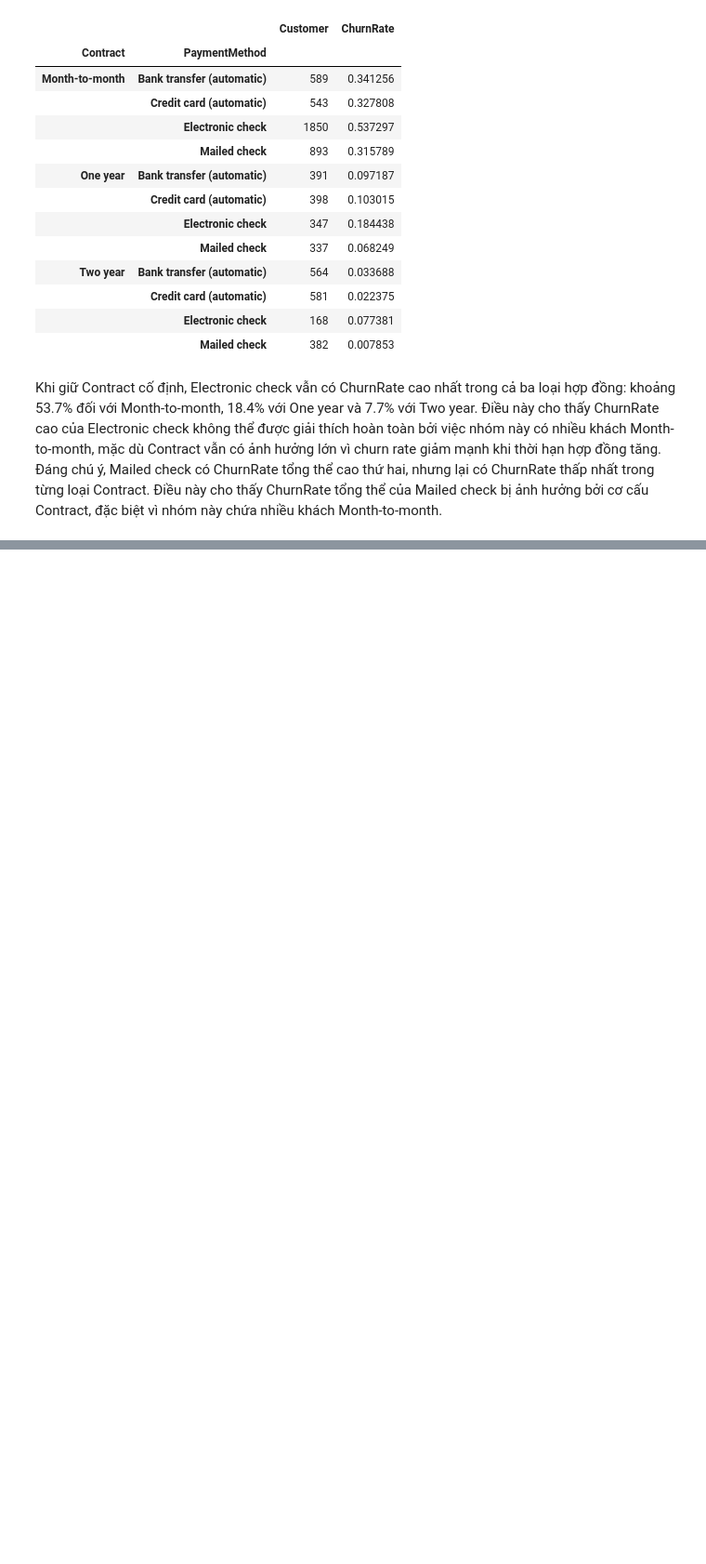
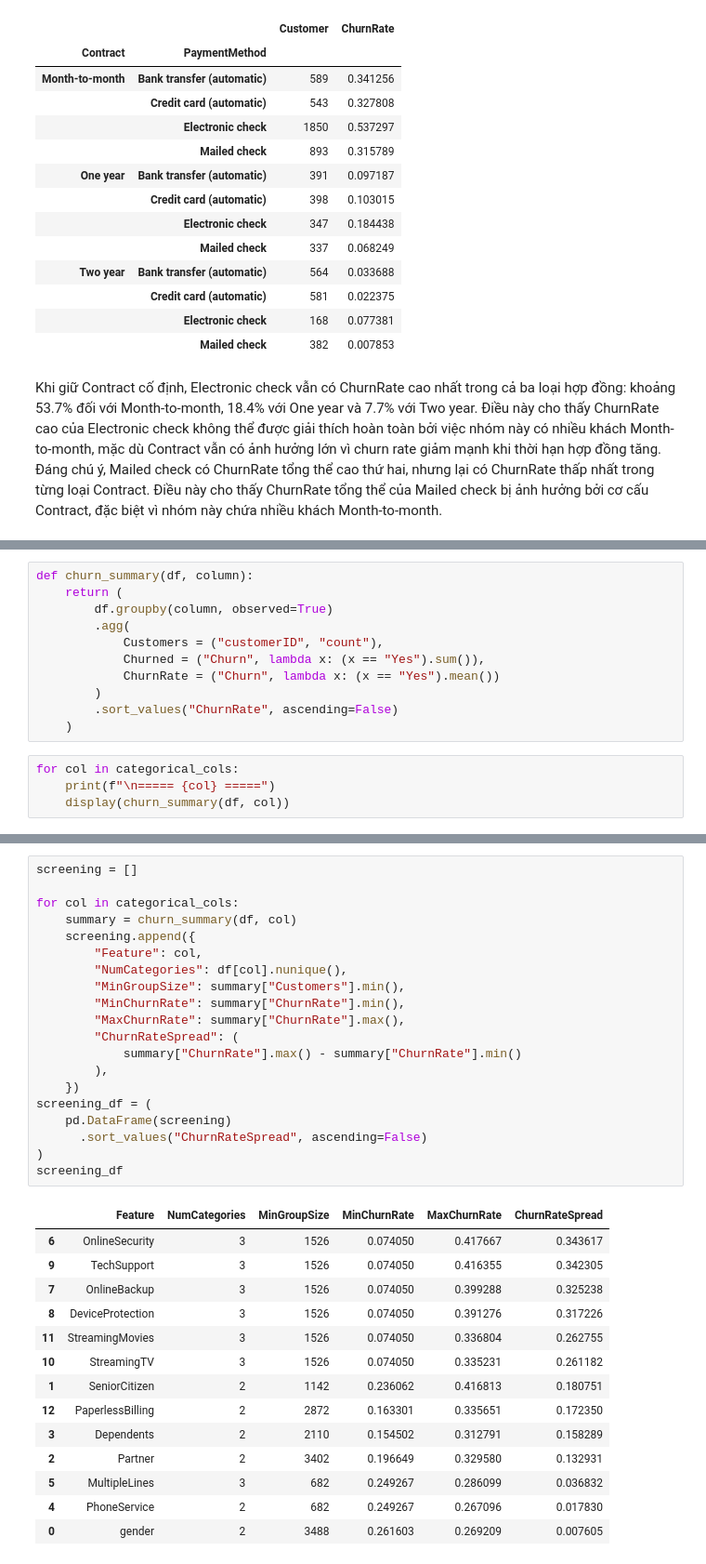
Before and after one commit to vdcmhaodl/Telco-customer-churn-prediction, a Jupyter notebook: notebooks/02_business_eda.ipynb, the cells around one changed output, grey strips where cells are left out. Shown at 93% size. Drawn from its saved outputs; the diff is of its cells as text; blank space fills up the shorter version.

```diff
--- a/notebooks/02_business_eda.ipynb
+++ b/notebooks/02_business_eda.ipynb
@@ -409,0 +413,15 @@ Khi giữ Contract cố định, Electronic check vẫn có ChurnRate cao nhất
+# %%
+def churn_summary(df, column):
+    return (
+        df.groupby(column, observed=True)
+        .agg(
+            Customers = ("customerID", "count"),
+            Churned = ("Churn", lambda x: (x == "Yes").sum()),
+            ChurnRate = ("Churn", lambda x: (x == "Yes").mean())
+        )
+        .sort_values("ChurnRate", ascending=False)
+    )
+# %%
+for col in categorical_cols:
+    print(f"\n===== {col} =====")
+    display(churn_summary(df, col))
@@ -409,0 +461,35 @@ Khi giữ Contract cố định, Electronic check vẫn có ChurnRate cao nhất
+# %%
+screening = []
+
+for col in categorical_cols:
+    summary = churn_summary(df, col)
+    screening.append({
+        "Feature": col,
+        "NumCategories": df[col].nunique(),
+        "MinGroupSize": summary["Customers"].min(),
+        "MinChurnRate": summary["ChurnRate"].min(),
+        "MaxChurnRate": summary["ChurnRate"].max(),
+        "ChurnRateSpread": (
+            summary["ChurnRate"].max() - summary["ChurnRate"].min()
+        ),
+    })
+screening_df = (
+    pd.DataFrame(screening)
+      .sort_values("ChurnRateSpread", ascending=False)
+)
+screening_df
+# %% [output]
+|  | Feature | NumCategories | MinGroupSize | MinChurnRate | MaxChurnRate | ChurnRateSpread |
+| 6 | OnlineSecurity | 3 | 1526 | 0.074050 | 0.417667 | 0.343617 |
+| 9 | TechSupport | 3 | 1526 | 0.074050 | 0.416355 | 0.342305 |
+| 7 | OnlineBackup | 3 | 1526 | 0.074050 | 0.399288 | 0.325238 |
+| 8 | DeviceProtection | 3 | 1526 | 0.074050 | 0.391276 | 0.317226 |
+| 11 | StreamingMovies | 3 | 1526 | 0.074050 | 0.336804 | 0.262755 |
+| 10 | StreamingTV | 3 | 1526 | 0.074050 | 0.335231 | 0.261182 |
+| 1 | SeniorCitizen | 2 | 1142 | 0.236062 | 0.416813 | 0.180751 |
+| 12 | PaperlessBilling | 2 | 2872 | 0.163301 | 0.335651 | 0.172350 |
+| 3 | Dependents | 2 | 2110 | 0.154502 | 0.312791 | 0.158289 |
+| 2 | Partner | 2 | 3402 | 0.196649 | 0.329580 | 0.132931 |
+| 5 | MultipleLines | 3 | 682 | 0.249267 | 0.286099 | 0.036832 |
+| 4 | PhoneService | 2 | 682 | 0.249267 | 0.267096 | 0.017830 |
+| 0 | gender | 2 | 3488 | 0.261603 | 0.269209 | 0.007605 |
```
Also changed, not shown: parts of 35 cells of this notebook, 1 other file.
